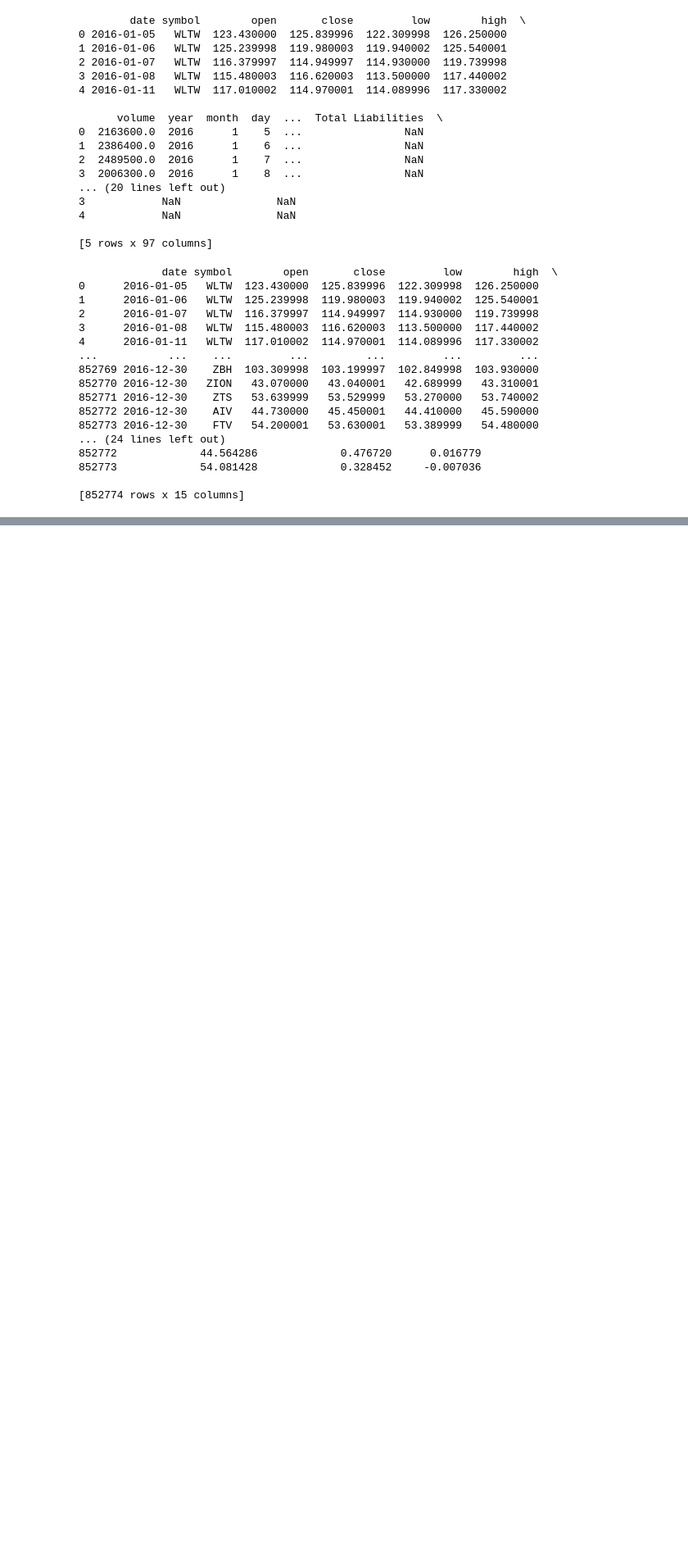
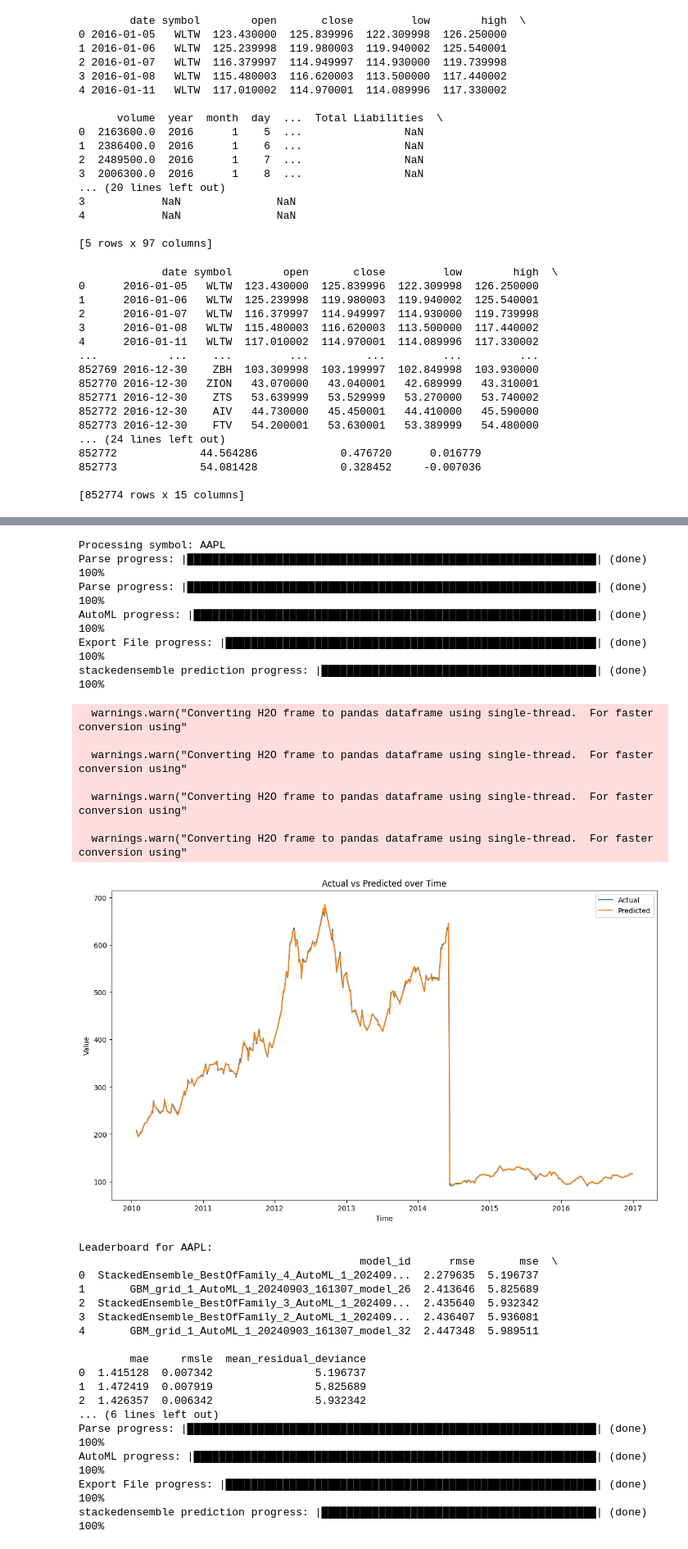
Before and after one commit to adheeb4/7PAM2002_0509_2023_Final_Project, a Jupyter notebook: Final_Project.ipynb, the cells around one changed output, grey strips where cells are left out. Shown at 82% size. Drawn from its saved outputs; the diff is of its cells as text; code cells hidden in the pictures; blank space fills up the shorter version.

```diff
--- a/Final_Project.ipynb
+++ b/Final_Project.ipynb
@@ -235,3 +244,0 @@ plotCorrelationMatrix(combined_df, 30)
-# %%
-symbol_to_select = 'AAPL'
-filtered_df = combined_df[combined_df['symbol'] == symbol_to_select]
@@ -237,0 +273,5 @@ filtered_df = combined_df[combined_df['symbol'] == symbol_to_select]
+# %%
+symbols_to_select = ['AAPL', 'GOOGL', 'MSFT', 'AMZN']
+# %%
+
+results = {}
@@ -237,0 +330,14 @@ filtered_df = combined_df[combined_df['symbol'] == symbol_to_select]
+# %%
+import h2o
+from h2o.automl import H2OAutoML
+h2o.init()
+for symbol in symbols_to_select:
+    print(f"Processing symbol: {symbol}")
+    result = train_and_evaluate_model(symbol, combined_df)
+
+    results[symbol] = result
+
+    print(f"Leaderboard for {symbol}:")
+    print(result['leaderboard'].head())
+    print(f"RMSE for {symbol}: {result['rmse']}\n")
+# %% [output]
@@ -237,0 +360,31 @@ filtered_df = combined_df[combined_df['symbol'] == symbol_to_select]
+Processing symbol: AAPL
+Parse progress: |████████████████████████████████████████████████████████████████| (done) 100%
+Parse progress: |████████████████████████████████████████████████████████████████| (done) 100%
+AutoML progress: |███████████████████████████████████████████████████████████████| (done) 100%
+Export File progress: |██████████████████████████████████████████████████████████| (done) 100%
+stackedensemble prediction progress: |███████████████████████████████████████████| (done) 100%
+  warnings.warn("Converting H2O frame to pandas dataframe using single-thread.  For faster conversion using"
+
+  warnings.warn("Converting H2O frame to pandas dataframe using single-thread.  For faster conversion using"
+
+  warnings.warn("Converting H2O frame to pandas dataframe using single-thread.  For faster conversion using"
+
+  warnings.warn("Converting H2O frame to pandas dataframe using single-thread.  For faster conversion using"
+[figure, added]
+Leaderboard for AAPL:
+                                            model_id      rmse       mse  \
+0  StackedEnsemble_BestOfFamily_4_AutoML_1_202409...  2.279635  5.196737
+1       GBM_grid_1_AutoML_1_20240903_161307_model_26  2.413646  5.825689
+2  StackedEnsemble_BestOfFamily_3_AutoML_1_202409...  2.435640  5.932342
+3  StackedEnsemble_BestOfFamily_2_AutoML_1_202409...  2.436407  5.936081
+4       GBM_grid_1_AutoML_1_20240903_161307_model_32  2.447348  5.989511
+
+        mae     rmsle  mean_residual_deviance
+0  1.415128  0.007342                5.196737
+1  1.472419  0.007919                5.825689
+2  1.426357  0.006342                5.932342
+... (6 lines left out)
+Parse progress: |████████████████████████████████████████████████████████████████| (done) 100%
+AutoML progress: |███████████████████████████████████████████████████████████████| (done) 100%
+Export File progress: |██████████████████████████████████████████████████████████| (done) 100%
+stackedensemble prediction progress: |███████████████████████████████████████████| (done) 100%
```
Also changed, not shown: parts of 35 cells of this notebook.
